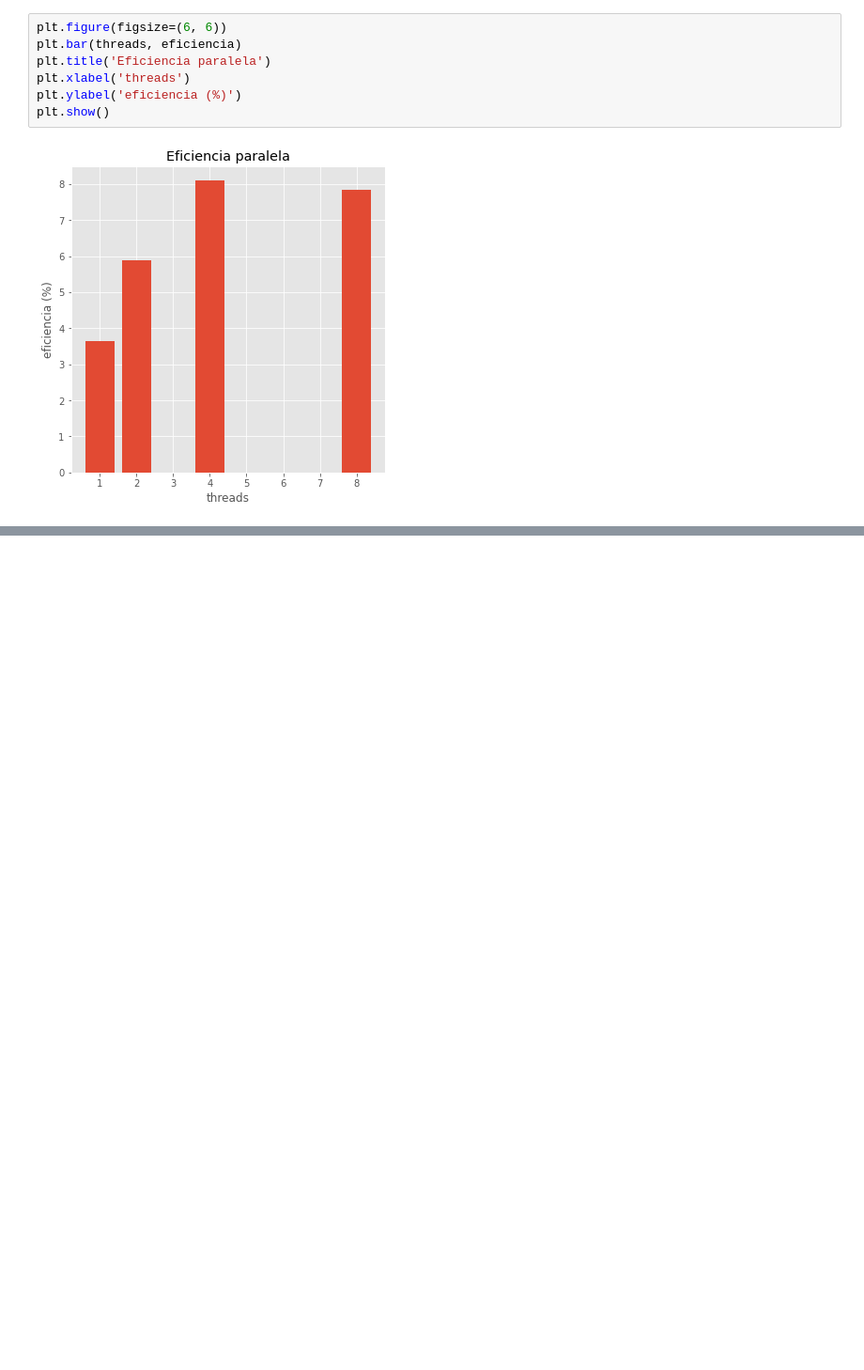
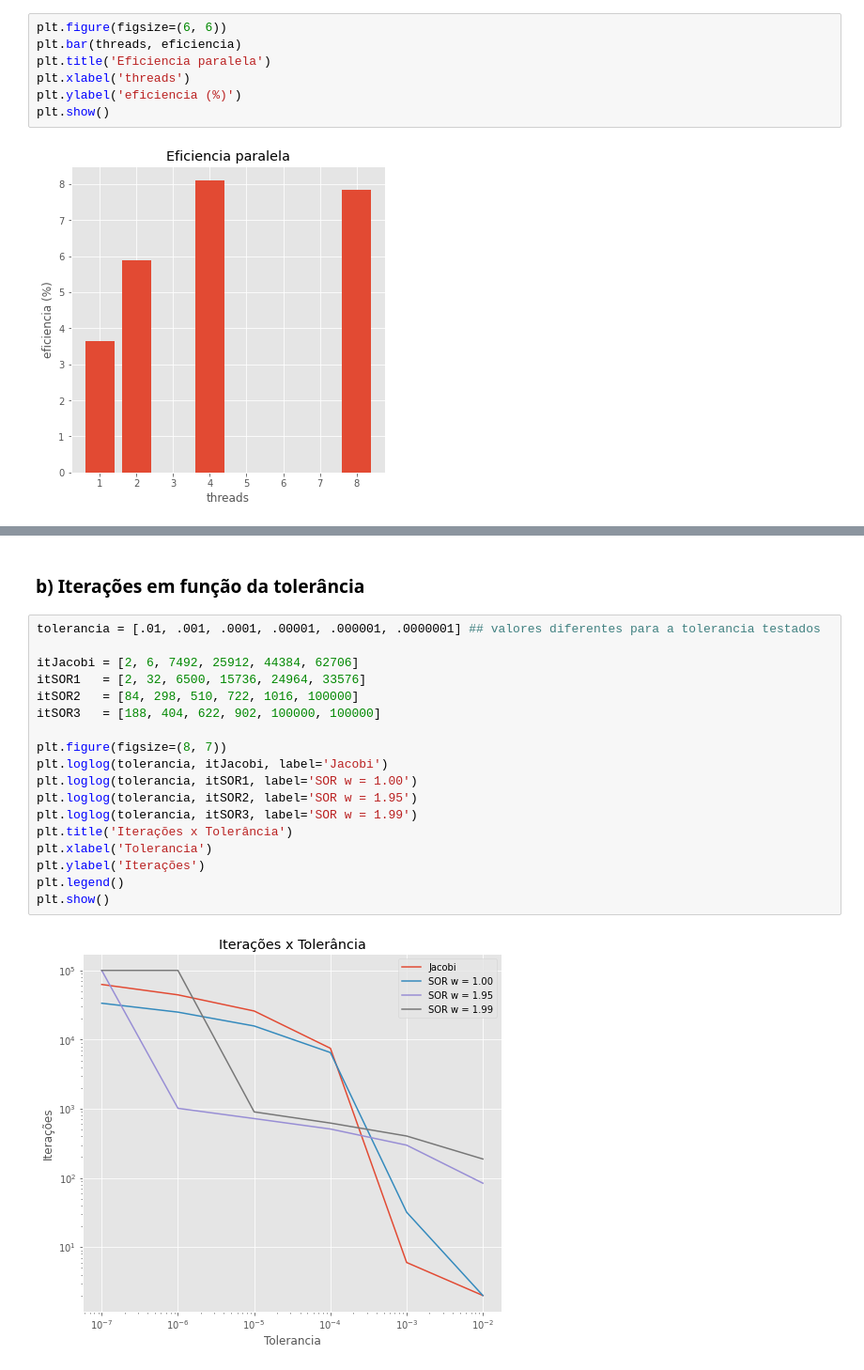
Before and after one commit to antoniomedeiros1/poisson-2d, a Jupyter notebook: report.ipynb, the cells around one changed output, grey strips where cells are left out. Shown at 94% size. Drawn from its saved outputs; the diff is of its cells as text; blank space fills up the shorter version.

```diff
--- a/report.ipynb
+++ b/report.ipynb
@@ -112,0 +212,22 @@ plt.show()
+# %% [markdown]
+### b) Iterações em função da tolerância
+# %%
+tolerancia = [.01, .001, .0001, .00001, .000001, .0000001] ## valores diferentes para a tolerancia testados
+
+itJacobi = [2, 6, 7492, 25912, 44384, 62706]
+itSOR1   = [2, 32, 6500, 15736, 24964, 33576]
+itSOR2   = [84, 298, 510, 722, 1016, 100000]
+itSOR3   = [188, 404, 622, 902, 100000, 100000]
+
+plt.figure(figsize=(8, 7))
+plt.loglog(tolerancia, itJacobi, label='Jacobi')
+plt.loglog(tolerancia, itSOR1, label='SOR w = 1.00')
+plt.loglog(tolerancia, itSOR2, label='SOR w = 1.95')
+plt.loglog(tolerancia, itSOR3, label='SOR w = 1.99')
+plt.title('Iterações x Tolerância')
+plt.xlabel('Tolerancia')
+plt.ylabel('Iterações')
+plt.legend()
+plt.show()
+# %% [output]
+[figure, added]
```
Also changed, not shown: parts of 19 cells of this notebook, 4 other files.
